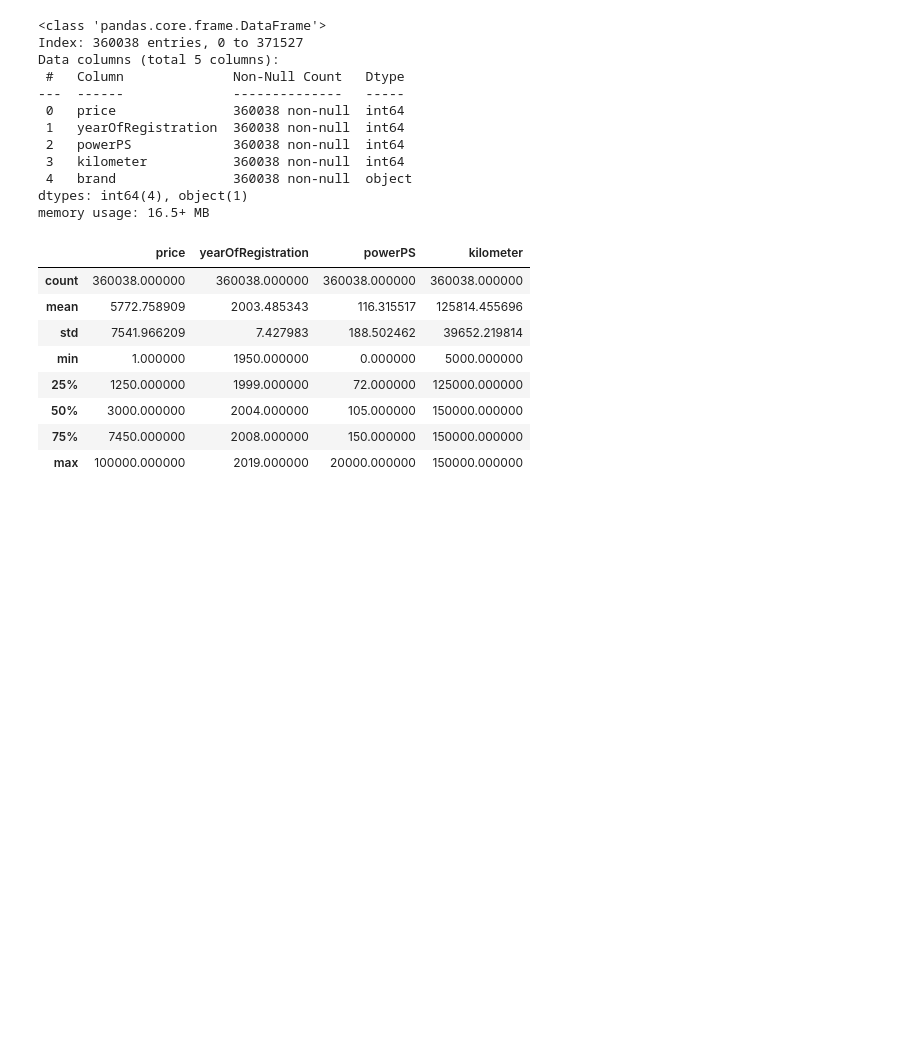
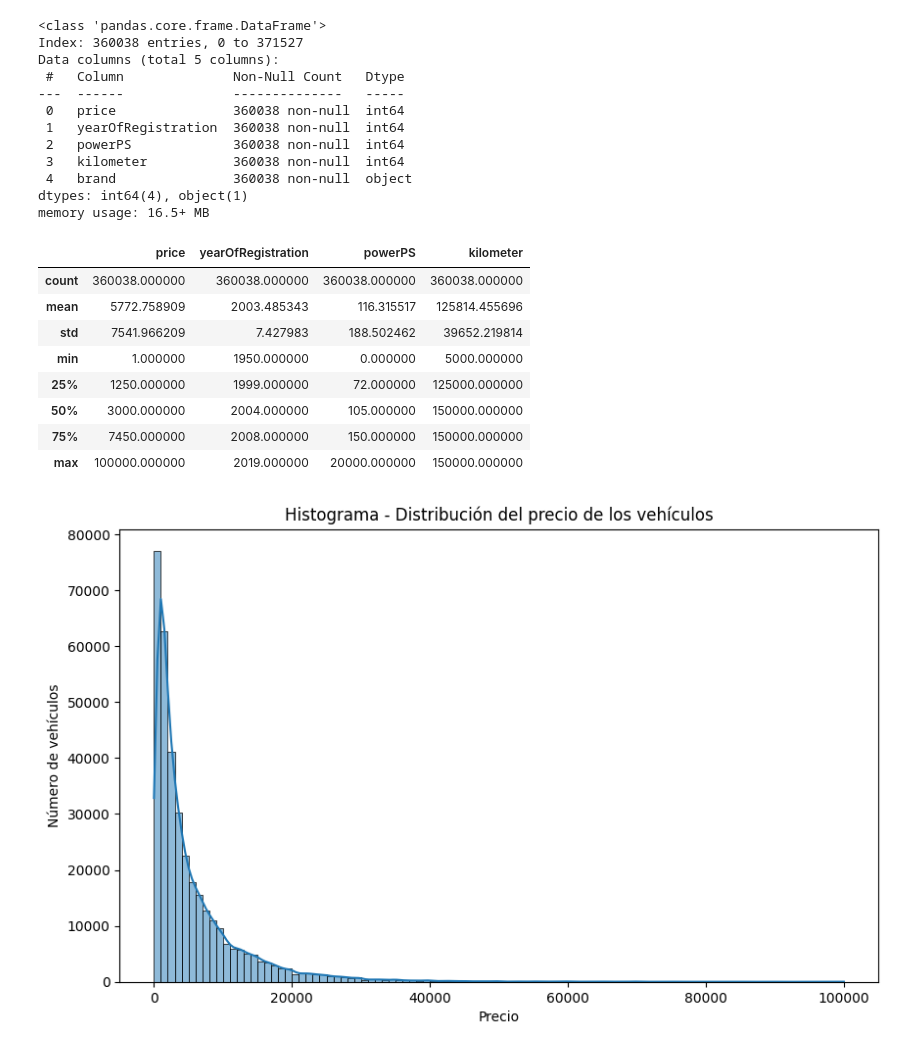
Before and after one commit to tsarien/data-science-1, a Jupyter notebook: ProyectoDSParteI+Alba.ipynb, the cells around one changed output. Cells and saved outputs as stored; diff of their text form; code cells hidden in the pictures; blank space fills up the shorter version.

```diff
--- a/ProyectoDSParteI+Alba.ipynb
+++ b/ProyectoDSParteI+Alba.ipynb
@@ -139,3 +119,14 @@ df_clean.describe()
 | 50% | 3000.000000 | 2004.000000 | 105.000000 | 150000.000000 |
 | 75% | 7450.000000 | 2008.000000 | 150.000000 | 150000.000000 |
 | max | 100000.000000 | 2019.000000 | 20000.000000 | 150000.000000 |
+# %%
+plt.figure(figsize=(10, 6))
+sns.histplot(df_clean['price'], bins=100, kde=True)
+
+plt.title('Histograma - Distribución del precio de los vehículos')
+plt.xlabel('Precio')
+plt.ylabel('Número de vehículos')
+
+plt.show()
+# %% [output]
+[figure, added]
```
Also changed, not shown: parts of 3 cells of this notebook.
